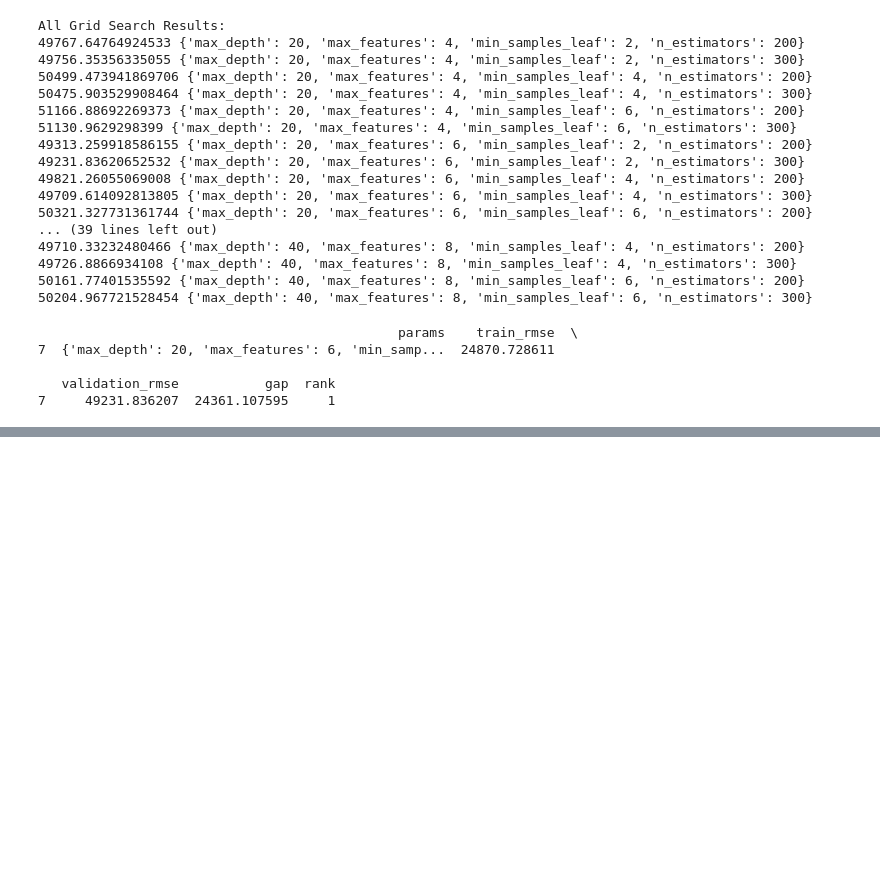
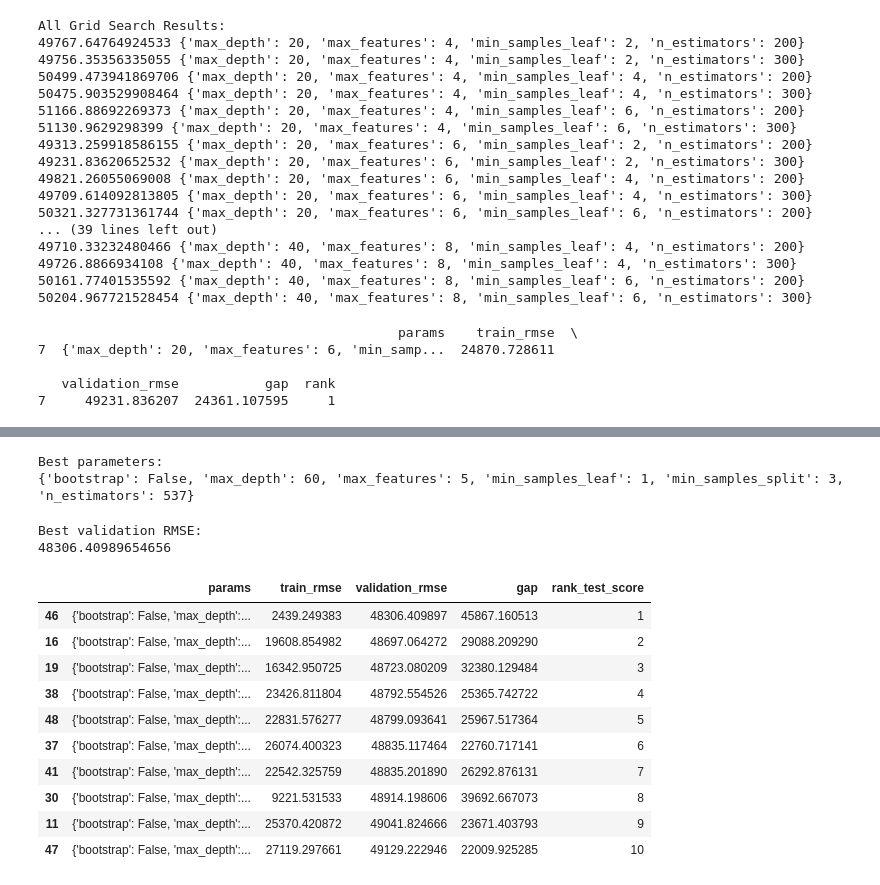
Before and after one commit to surabhi1914/investment_analysis, a Jupyter notebook: notebooks/03_fine_tune.ipynb, the cells around one changed output, grey strips where cells are left out. Cells and saved outputs as stored; diff of their text form; code cells hidden in the pictures; blank space fills up the shorter version.

```diff
--- a/notebooks/03_fine_tune.ipynb
+++ b/notebooks/03_fine_tune.ipynb
@@ -21,0 +34,2 @@ forest_pkl = MODEL_DIR / "random_forest_v1.pkl"
+# %%
+full_pipeline = joblib.load(pipeline_path)
@@ -453,0 +537,26 @@ print(results_overfit_df[results_overfit_df["rank"] == 1])
+# %%
+from scipy.stats import randint
+
+param_distributions = {
+    "n_estimators": randint(200, 801),
+    "max_features": randint(3, 13),
+    "max_depth": [None, 15, 20, 25, 30, 35, 40, 50, 60],
+    "min_samples_leaf": randint(1, 7),
+    "min_samples_split": randint(2, 13),
+    "bootstrap": [True, False],
+}
+# %%
+from sklearn.model_selection import RandomizedSearchCV
+
+random_search = RandomizedSearchCV(
+    estimator=old_forest_model,
+    param_distributions=param_distributions,
+    n_iter=50,
+    cv=5,
+    scoring="neg_mean_squared_error",
+    return_train_score=True,
+    random_state=42,
+    n_jobs=-1,
+)
+# %%
+random_search.fit(housing_prepared, housing_labels)
@@ -453,0 +575,39 @@ print(results_overfit_df[results_overfit_df["rank"] == 1])
+# %%
+print("Best parameters:")
+print(random_search.best_params_)
+# %% [output]
+Best parameters:
+{'bootstrap': False, 'max_depth': 60, 'max_features': 5, 'min_samples_leaf': 1, 'min_samples_split': 3, 'n_estimators': 537}
+# %%
+best_random_rmse = np.sqrt(-random_search.best_score_)
+print("Best validation RMSE:")
+print(best_random_rmse)
+# %% [output]
+Best validation RMSE:
+48306.40989654656
+# %%
+random_results_df = pd.DataFrame(random_search.cv_results_)
+
+random_results_df["train_rmse"] = np.sqrt(-random_results_df["mean_train_score"])
+random_results_df["validation_rmse"] = np.sqrt(-random_results_df["mean_test_score"])
+random_results_df["gap"] = (
+    random_results_df["validation_rmse"] - random_results_df["train_rmse"]
+)
+
+random_results_df = random_results_df.sort_values("rank_test_score")
+
+random_results_df[
+    ["params", "train_rmse", "validation_rmse", "gap", "rank_test_score"]
+].head(10)
+# %% [output]
+|  | params | train_rmse | validation_rmse | gap | rank_test_score |
+| 46 | {'bootstrap': False, 'max_depth':... | 2439.249383 | 48306.409897 | 45867.160513 | 1 |
+| 16 | {'bootstrap': False, 'max_depth':... | 19608.854982 | 48697.064272 | 29088.209290 | 2 |
+| 19 | {'bootstrap': False, 'max_depth':... | 16342.950725 | 48723.080209 | 32380.129484 | 3 |
+| 38 | {'bootstrap': False, 'max_depth':... | 23426.811804 | 48792.554526 | 25365.742722 | 4 |
+| 48 | {'bootstrap': False, 'max_depth':... | 22831.576277 | 48799.093641 | 25967.517364 | 5 |
+| 37 | {'bootstrap': False, 'max_depth':... | 26074.400323 | 48835.117464 | 22760.717141 | 6 |
+| 41 | {'bootstrap': False, 'max_depth':... | 22542.325759 | 48835.201890 | 26292.876131 | 7 |
+| 30 | {'bootstrap': False, 'max_depth':... | 9221.531533 | 48914.198606 | 39692.667073 | 8 |
+| 11 | {'bootstrap': False, 'max_depth':... | 25370.420872 | 49041.824666 | 23671.403793 | 9 |
+| 47 | {'bootstrap': False, 'max_depth':... | 27119.297661 | 49129.222946 | 22009.925285 | 10 |
```
Also changed, not shown: parts of 33 cells of this notebook, 7 other files.
